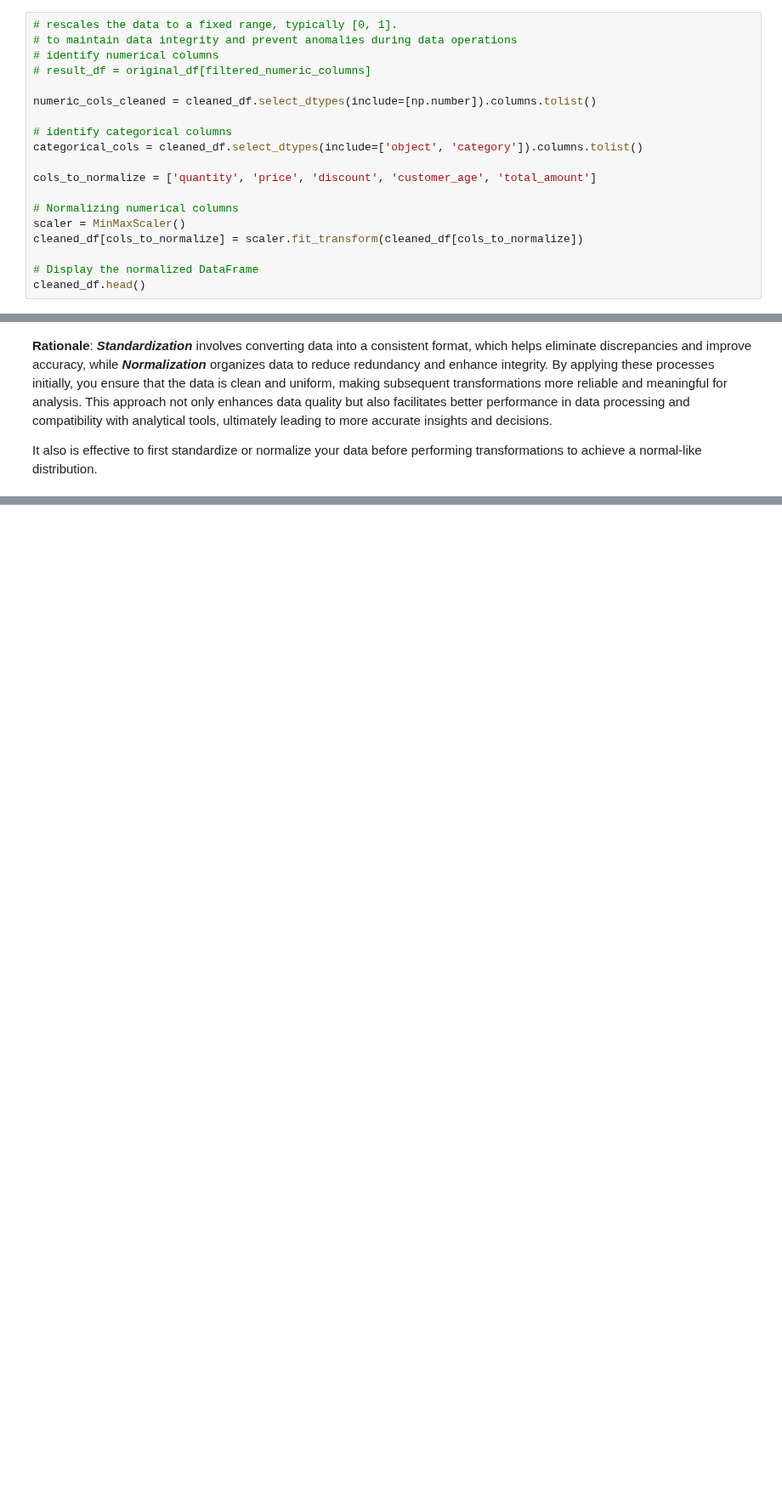
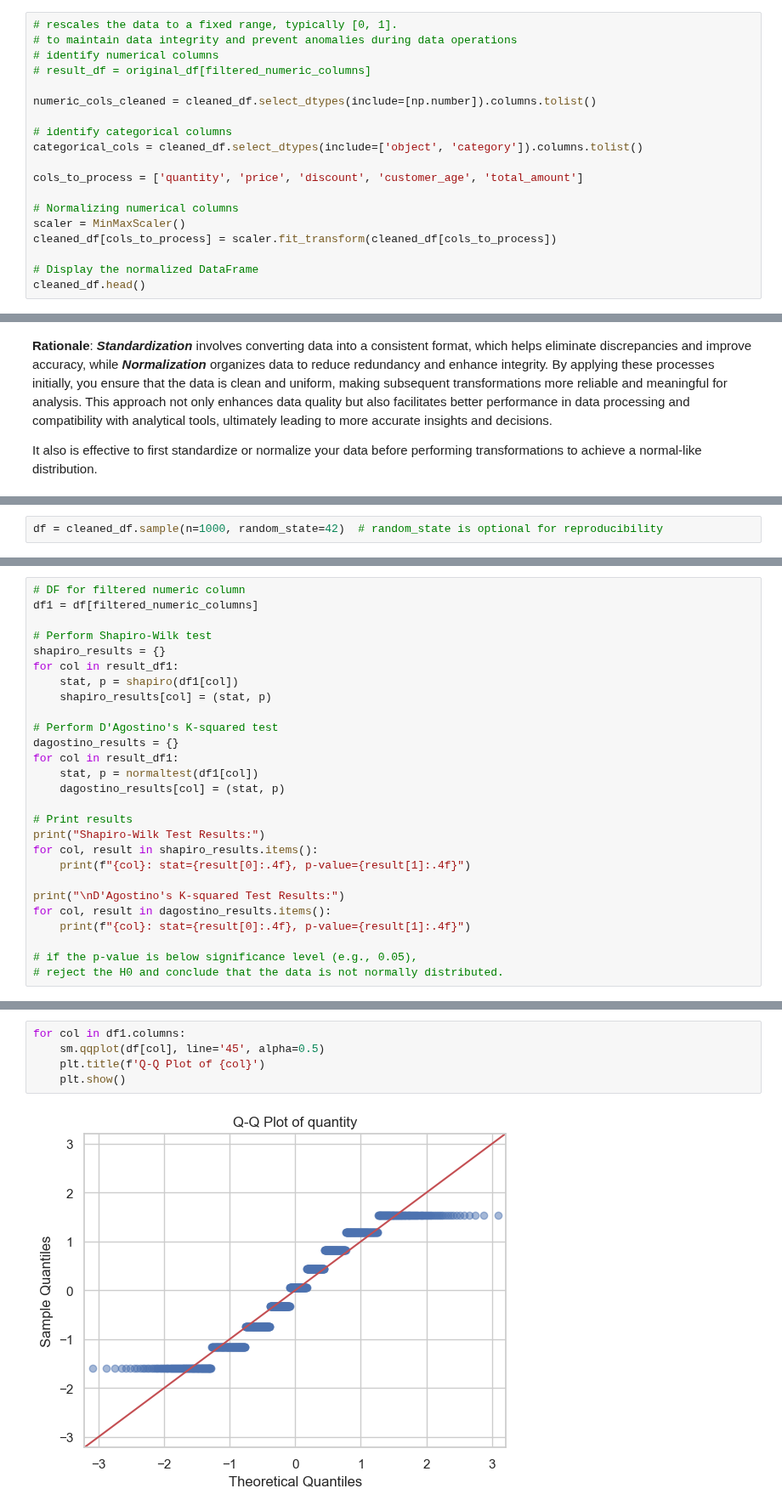
Before and after one commit to arnelimperial/greenergy, a Jupyter notebook: sales.ipynb, the cells around one changed output, grey strips where cells are left out. Shown at 85% size. Cells and saved outputs as stored; diff of their text form; blank space fills up the shorter version.

```diff
--- a/sales.ipynb
+++ b/sales.ipynb
@@ -341,11 +342,11 @@ numeric_cols_cleaned = cleaned_df.select_dtypes(include=[np.number]).columns.tol
 # identify categorical columns
 categorical_cols = cleaned_df.select_dtypes(include=['object', 'category']).columns.tolist()
 
-cols_to_normalize = ['quantity', 'price', 'discount', 'customer_age', 'total_amount']
+cols_to_process = ['quantity', 'price', 'discount', 'customer_age', 'total_amount']
 
 # Normalizing numerical columns
 scaler = MinMaxScaler()
-cleaned_df[cols_to_normalize] = scaler.fit_transform(cleaned_df[cols_to_normalize])
+cleaned_df[cols_to_process] = scaler.fit_transform(cleaned_df[cols_to_process])
 
 # Display the normalized DataFrame
 cleaned_df.head()
@@ -375,0 +418,2 @@ It also is effective to first standardize or normalize your data before performi
+# %%
+df = cleaned_df.sample(n=1000, random_state=42)  # random_state is optional for reproducibility
@@ -375,0 +434,27 @@ It also is effective to first standardize or normalize your data before performi
+# %%
+# DF for filtered numeric column
+df1 = df[filtered_numeric_columns]
+
+# Perform Shapiro-Wilk test
+shapiro_results = {}
+for col in result_df1:
+    stat, p = shapiro(df1[col])
+    shapiro_results[col] = (stat, p)
+
+# Perform D'Agostino's K-squared test
+dagostino_results = {}
+for col in result_df1:
+    stat, p = normaltest(df1[col])
+    dagostino_results[col] = (stat, p)
+
+# Print results
+print("Shapiro-Wilk Test Results:")
+for col, result in shapiro_results.items():
+    print(f"{col}: stat={result[0]:.4f}, p-value={result[1]:.4f}")
+
+print("\nD'Agostino's K-squared Test Results:")
+for col, result in dagostino_results.items():
+    print(f"{col}: stat={result[0]:.4f}, p-value={result[1]:.4f}")
+
+# if the p-value is below significance level (e.g., 0.05),
+# reject the H0 and conclude that the data is not normally distributed.
@@ -375,0 +477,7 @@ It also is effective to first standardize or normalize your data before performi
+# %%
+for col in df1.columns:
+    sm.qqplot(df[col], line='45', alpha=0.5)
+    plt.title(f'Q-Q Plot of {col}')
+    plt.show()
+# %% [output]
+[figure, added]
```
Also changed, not shown: parts of 17 cells of this notebook, 1 other file.
